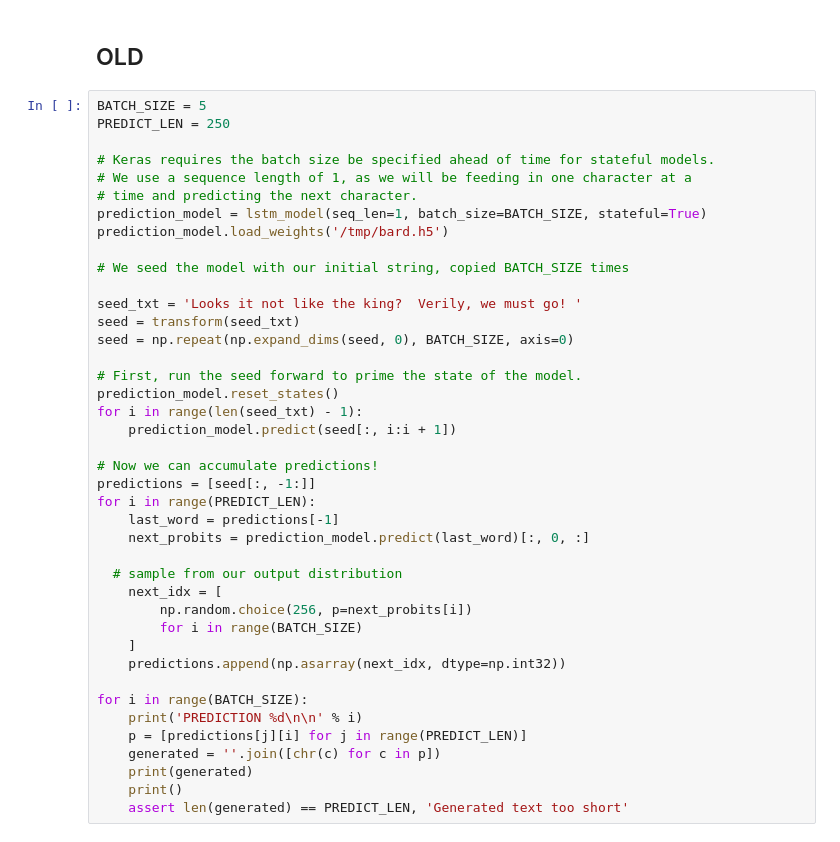
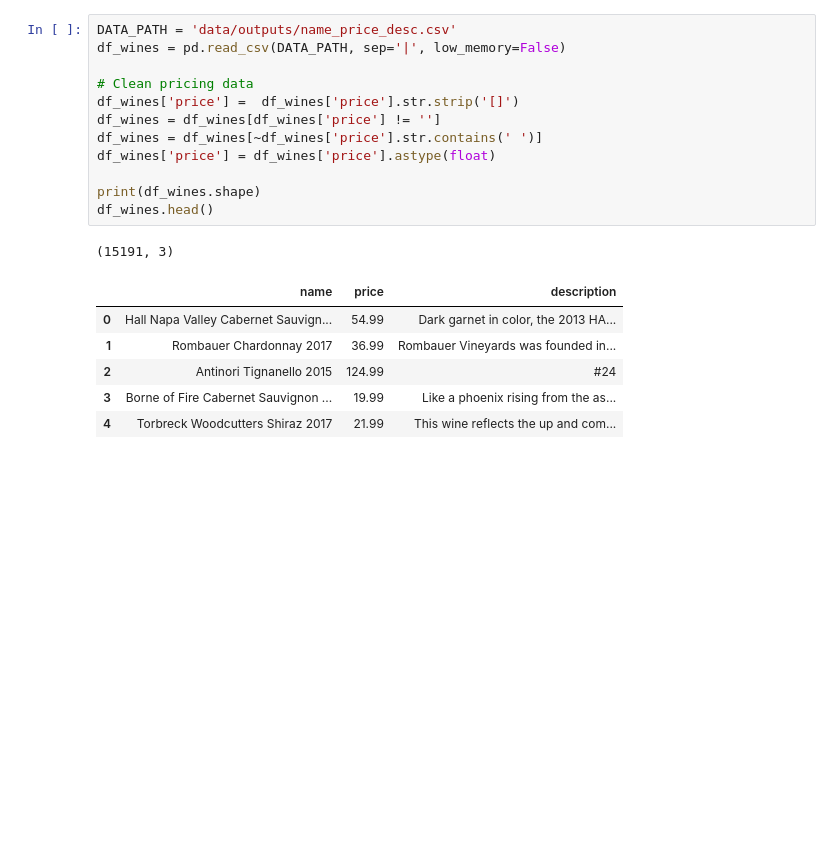
Before and after one commit to cipher982/this-wine-does-not-exist, a Jupyter notebook: 4_model_price.ipynb, the cells around one changed output. Drawn from its saved outputs; the diff is of its cells as text; blank space fills up the shorter version.

```diff
--- a/4_model_price.ipynb
+++ b/4_model_price.ipynb
@@ -301,43 +20,20 @@ for f_name in tqdm(fake_names):
-# %% [markdown]
-## OLD
-# %%
-BATCH_SIZE = 5
-PREDICT_LEN = 250
-
-# Keras requires the batch size be specified ahead of time for stateful models.
-# We use a sequence length of 1, as we will be feeding in one character at a
-# time and predicting the next character.
-prediction_model = lstm_model(seq_len=1, batch_size=BATCH_SIZE, stateful=True)
-prediction_model.load_weights('/tmp/bard.h5')
-
-# We seed the model with our initial string, copied BATCH_SIZE times
-
-seed_txt = 'Looks it not like the king?  Verily, we must go! '
-seed = transform(seed_txt)
-seed = np.repeat(np.expand_dims(seed, 0), BATCH_SIZE, axis=0)
-
-# First, run the seed forward to prime the state of the model.
-prediction_model.reset_states()
-for i in range(len(seed_txt) - 1):
-    prediction_model.predict(seed[:, i:i + 1])
-
-# Now we can accumulate predictions!
-predictions = [seed[:, -1:]]
-for i in range(PREDICT_LEN):
-    last_word = predictions[-1]
-    next_probits = prediction_model.predict(last_word)[:, 0, :]
-
-  # sample from our output distribution
-    next_idx = [
-        np.random.choice(256, p=next_probits[i])
-        for i in range(BATCH_SIZE)
-    ]
-    predictions.append(np.asarray(next_idx, dtype=np.int32))
-
-for i in range(BATCH_SIZE):
-    print('PREDICTION %d\n\n' % i)
-    p = [predictions[j][i] for j in range(PREDICT_LEN)]
-    generated = ''.join([chr(c) for c in p])
-    print(generated)
-    print()
-    assert len(generated) == PREDICT_LEN, 'Generated text too short'
+# %%
+DATA_PATH = 'data/outputs/name_price_desc.csv'
+df_wines = pd.read_csv(DATA_PATH, sep='|', low_memory=False)
+
+# Clean pricing data
+df_wines['price'] =  df_wines['price'].str.strip('[]')
+df_wines = df_wines[df_wines['price'] != '']
+df_wines = df_wines[~df_wines['price'].str.contains(' ')]
+df_wines['price'] = df_wines['price'].astype(float)
+
+print(df_wines.shape)
+df_wines.head()
+# %% [output]
+(15191, 3)
+|  | name | price | description |
+| 0 | Hall Napa Valley Cabernet Sauvign... | 54.99 | Dark garnet in color, the 2013 HA... |
+| 1 | Rombauer Chardonnay 2017 | 36.99 | Rombauer Vineyards was founded in... |
+| 2 | Antinori Tignanello 2015 | 124.99 | #24 |
+| 3 | Borne of Fire Cabernet Sauvignon ... | 19.99 | Like a phoenix rising from the as... |
+| 4 | Torbreck Woodcutters Shiraz 2017 | 21.99 | This wine reflects the up and com... |
```
Also changed, not shown: parts of 36 cells of this notebook, 1 other file.
